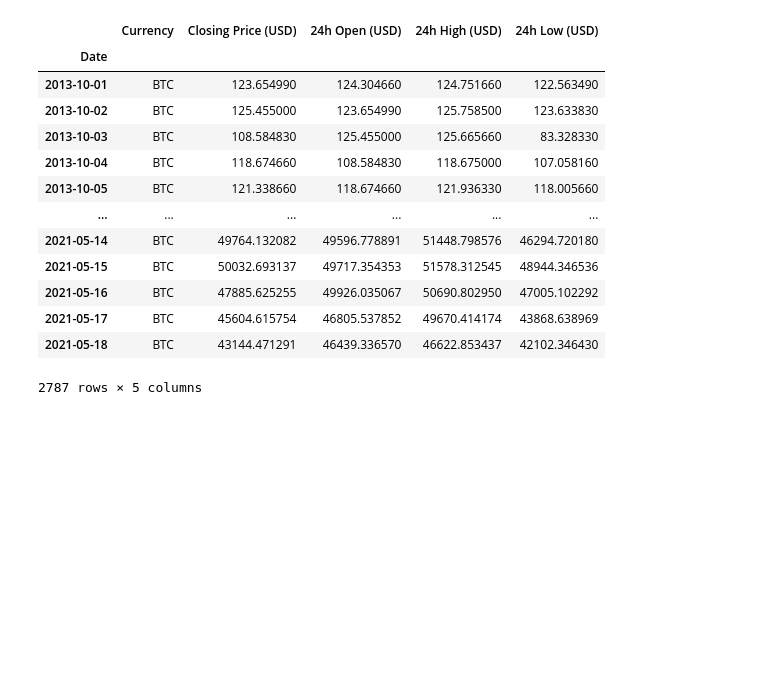
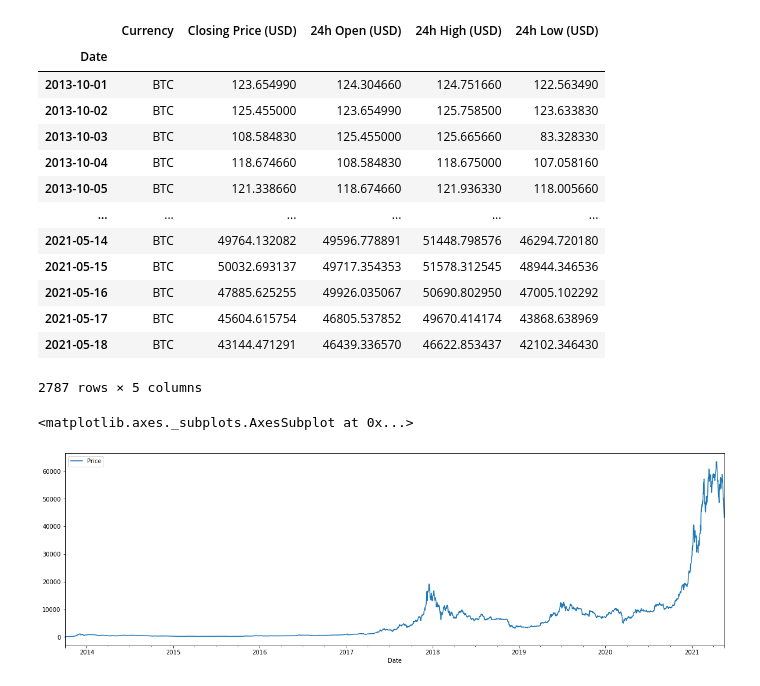
Before and after one commit to MahmutAtia/Time-Series-Analysis-in-Python, a Jupyter notebook: Time Series Analysis With TensorFlow.ipynb, the cells around one changed output. Drawn from its saved outputs; the diff is of its cells as text; code cells hidden in the pictures; blank space fills up the shorter version.

```diff
--- a/Time Series Analysis With TensorFlow.ipynb
+++ b/Time Series Analysis With TensorFlow.ipynb
@@ -37,3 +38,10 @@ df
 | 2021-05-17 | BTC | 45604.615754 | 46805.537852 | 49670.414174 | 43868.638969 |
 | 2021-05-18 | BTC | 43144.471291 | 46439.336570 | 46622.853437 | 42102.346430 |
 2787 rows × 5 columns
+# %%
+df_price = pd.DataFrame(df["Closing Price (USD)"]).rename( columns={"Closing Price (USD)":"Price"})
+# %%
+df_price.plot(figsize =(20,6))
+# %% [output]
+<matplotlib.axes._subplots.AxesSubplot at 0x...>
+[figure, added]
```
Also changed, not shown: parts of 2 cells of this notebook.
